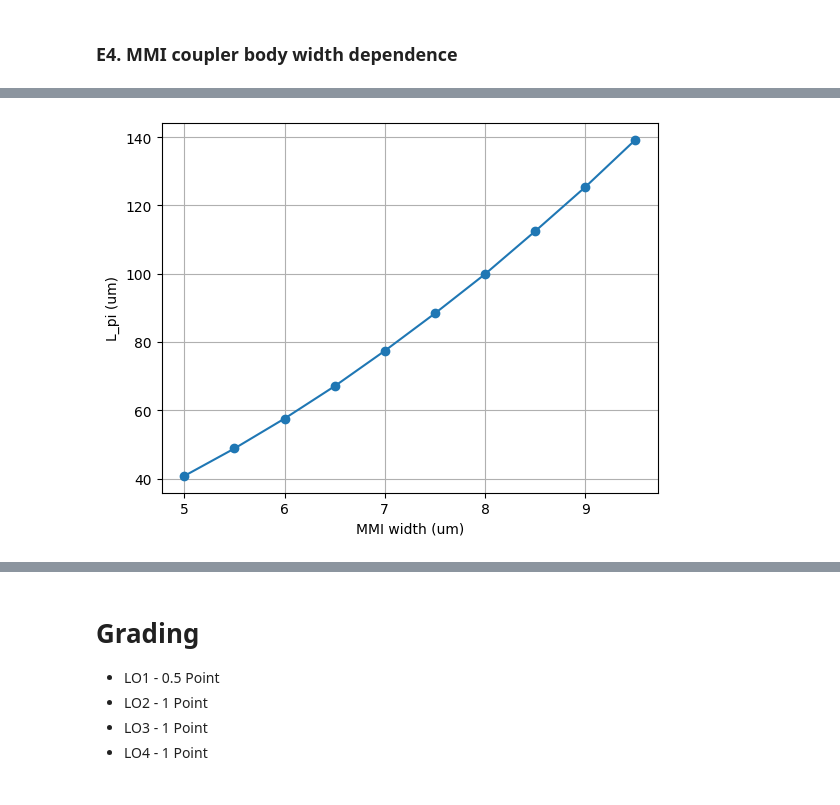
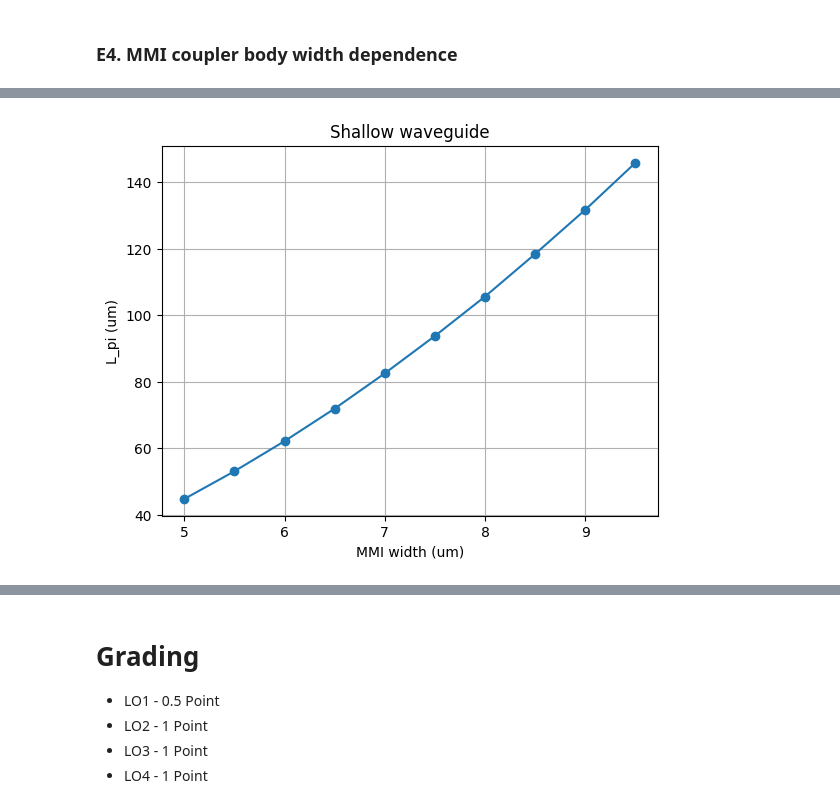
Before and after one commit to EvaristoNicolas/cifoin-lab2, a Jupyter notebook: COUPLERS_Student.ipynb, the cells around one changed output, grey strips where cells are left out. Cells and saved outputs as stored; diff of their text form; code cells hidden in the pictures.

Commit message:
V.3 - Final Version: Completed Extra 3 and 4, updated .pptx with new progress.

```diff
--- a/COUPLERS_Student.ipynb
+++ b/COUPLERS_Student.ipynb
@@ -1146,0 +1124,42 @@ plt.show()
+# %%
+# Evaristo Nicolas Travel - Code EXTRA E3
+mmi_body_w = 6.6
+
+# wavelength vector
+lambda_c = np.linspace(1.5, 1.7, 20)
+
+mmi_body_waveguide = gt.modes.Waveguide(
+    core_width=mmi_body_w,
+    core_thickness=300 * nm,
+    slab_thickness=150 * nm, # Shallow
+    core_material='sin',
+    clad_material='sio2',
+    wavelength=lambda_c,
+    num_modes=15,
+    max_grid_scaling=1.5,
+    grid_resolution=20,
+    cache_path='.cache/',
+    precision='double',
+)
+
+deep_neff = mmi_body_waveguide.n_eff
+print(deep_neff)
+
+# TE (modos 0 y 1)
+deep_neff_TE = np.real(deep_neff[:,0].real - deep_neff[:,1].real)
+Lpi_TE_deep = 0.5 * lambda_c / deep_neff_TE
+
+# TM (modos 2 y 3)
+deep_neff_TM = np.real(deep_neff[:,2].real - deep_neff[:,3].real)
+Lpi_TM_deep = 0.5 * lambda_c / deep_neff_TM
+
+# Plot
+plt.figure()
+plt.plot(lambda_c, Lpi_TE_deep, 'o-', label='TE')
+plt.plot(lambda_c, Lpi_TM_deep, 's--', label='TM')
+plt.xlabel('Wavelength (μm)')
+plt.ylabel('Lπ (μm)')
+plt.title('Shallow waveguide')
+plt.legend()
+plt.grid()
+plt.show()
@@ -1160,7 +1250,7 @@ for mmi_body_w in widths:
     mmi_body_waveguide_E4 = gt.modes.Waveguide(
         core_width=mmi_body_w,
         core_thickness=300 * nm,
-        slab_thickness=0 * nm,
+        slab_thickness=150 * nm,
         core_material='sin',
         clad_material='sio2',
         wavelength=lambda_c,
@@ -1186,6 +1276,7 @@ for mmi_body_w in widths:
 plt.plot(widths, Lpi_list, 'o-')
 plt.xlabel('MMI width (um)')
 plt.ylabel('L_pi (um)')
+plt.title('Shallow waveguide')
 plt.grid()
 plt.show()
 # %% [output]
@@ -1202 +1293 @@ plt.show()
-[figure, old version]
+[figure, new version]
```
Also changed, not shown: parts of 17 cells of this notebook, 2 other files.
